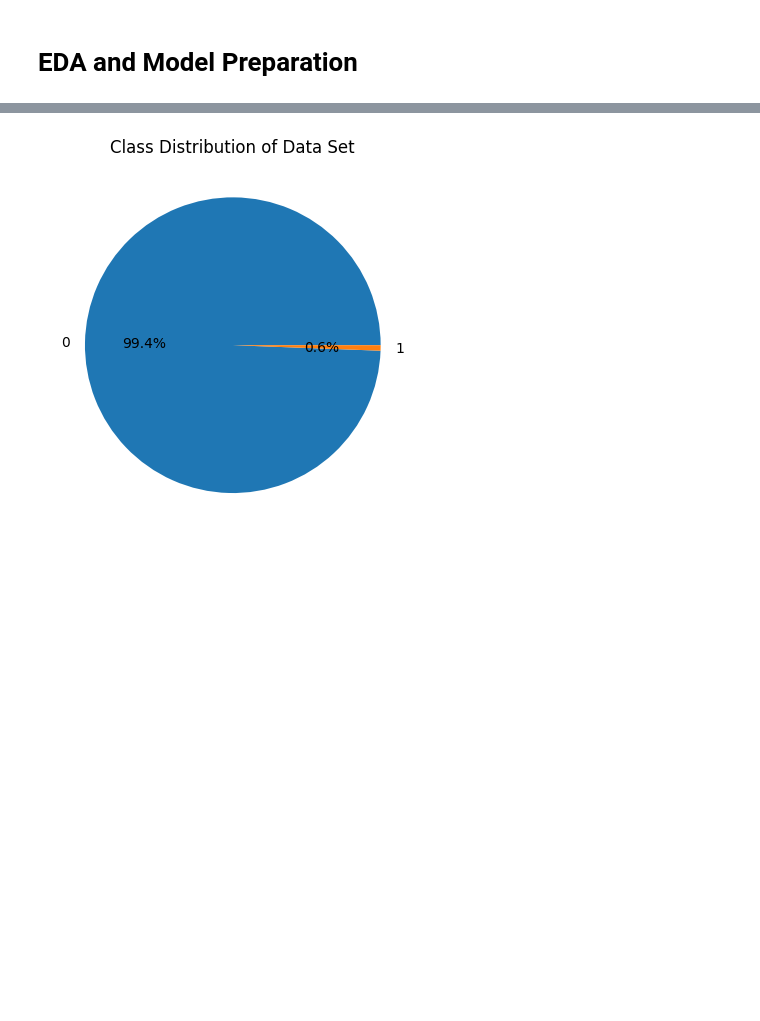
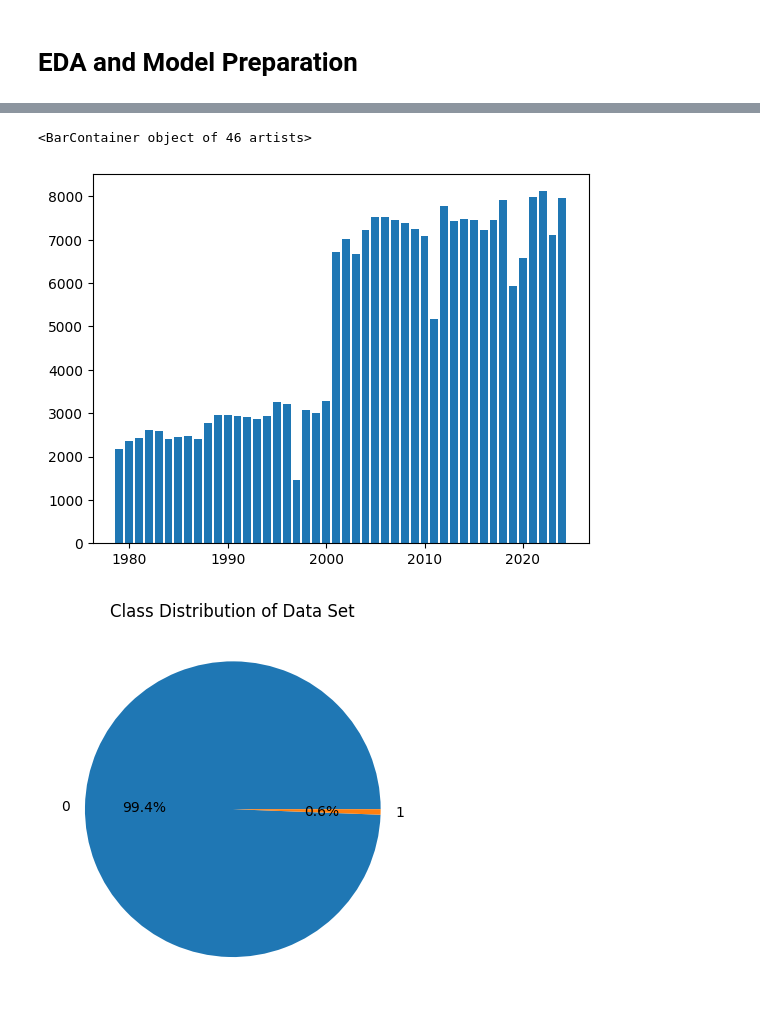
Before and after one commit to dejiandrew/nba-award-predictor, a Jupyter notebook: notebooks/lightgbm_model.ipynb, the cells around one changed output, grey strips where cells are left out. Cells and saved outputs as stored; diff of their text form; code cells hidden in the pictures; blank space fills up the shorter version.

```diff
--- a/notebooks/lightgbm_model.ipynb
+++ b/notebooks/lightgbm_model.ipynb
@@ -88,3 +92,7 @@ breakout_score                      0
 dtype: int64
 # %% [markdown]
 # EDA and Model Preparation
+# %%
+# We will aggregate on an arbitrary column, in this case 'team', as we only care about the season count
+seasons = X.groupby("season")['team'].count()
+seasons.head()
@@ -91,3 +107,8 @@ dtype: int64
+# %%
+plt.bar(seasons.index, seasons.values)
+# %% [output]
+<BarContainer object of 46 artists>
+[figure, added]
 # %%
 tot_y = y.value_counts()
 plt.pie(tot_y.values, labels=tot_y.index.values, autopct='%1.1f%%')
```
Also changed, not shown: parts of 25 cells of this notebook, 3 other files.
